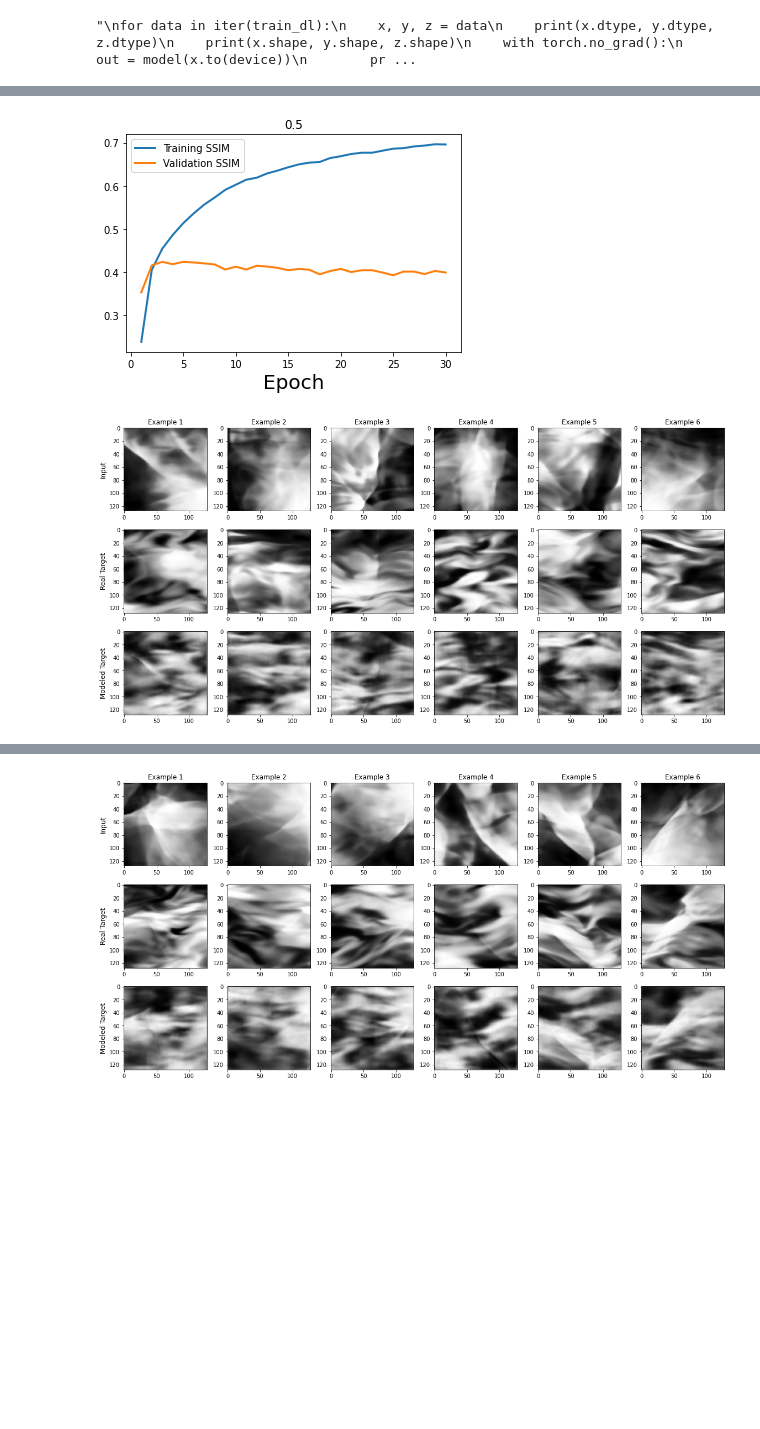
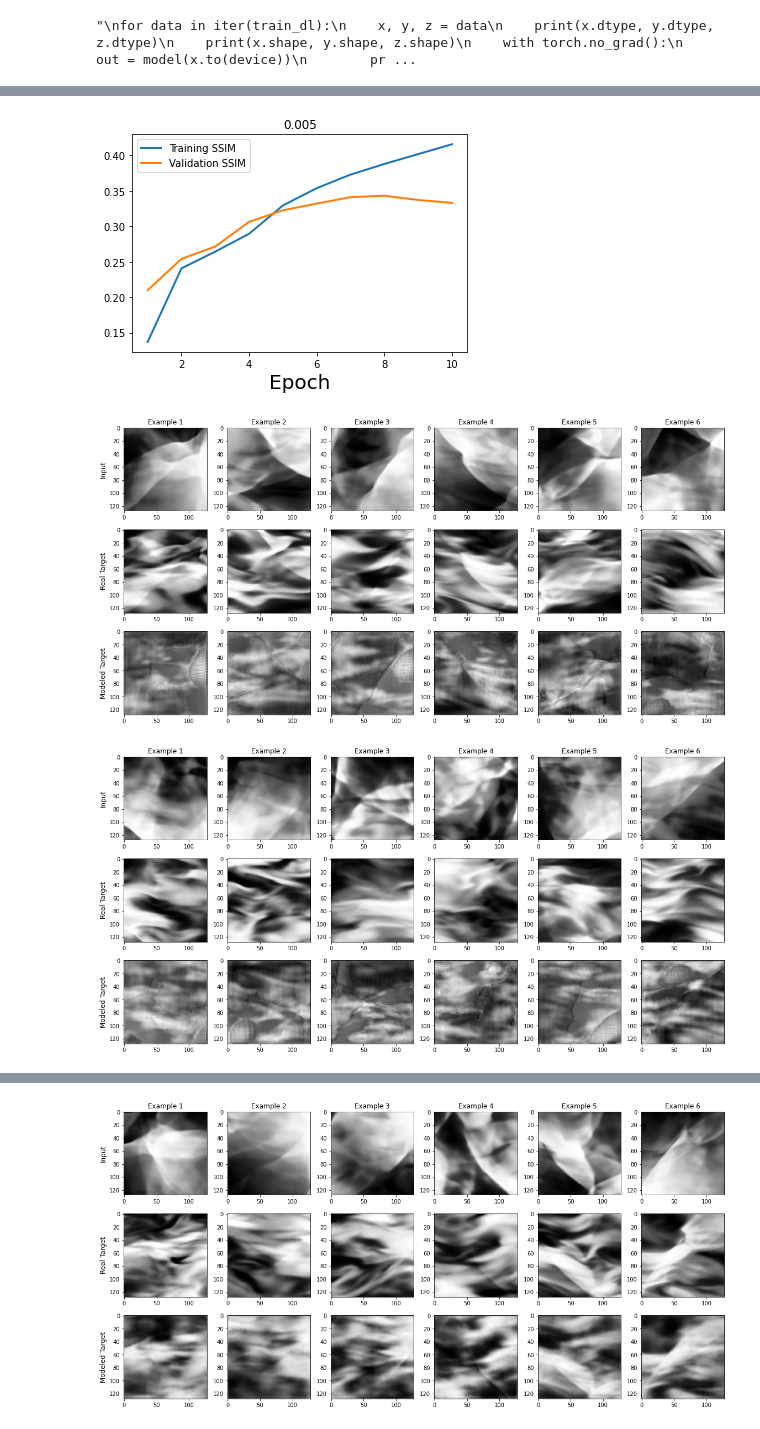
Before and after one commit to bustardchad/ML_Turb, a Jupyter notebook: Turb_Unet.ipynb, the cells around one changed output, grey strips where cells are left out. Saved outputs shown, nothing was run; the diff lists cells and outputs as text; code cells hidden in the pictures; blank space fills up the shorter version.

Commit message:
plot_results now takes in dataloader

```diff
--- a/Turb_Unet.ipynb
+++ b/Turb_Unet.ipynb
@@ -68,7 +68,7 @@ class TrainingConfig:
     sim_type = 'unet'
     image_size = 128  # the generated image resolution
     batch_size = 64
-    epochs = 30
+    epochs = 10
     fileDirArr = ['MHD_beta10']
     field_list = ['density','magnetic_energy_density']
     data_presplit = True # whether data has already been split into training, val, test
@@ -410,7 +410,7 @@ def plot_results(model_cuda, data_loader):
   #plt.close()
 # %%
 # run the model
-for alpha in [0.5]:
+for alpha in [0.005, 0.02]:
   model_trained, loss_arr_train, loss_arr_val, struc_arr_train, struc_arr_val = fit(config, model.to(device), loss_fn, opt, train_dl, valid_dl, alpha)
   # assumes training and validation loss are each quantified at every epoch
   num_epochs_run = np.arange(1,len(loss_arr_train)+1)
@@ -444,6 +444,7 @@ for alpha in [0.5]:
   plt.legend()
   plt.show()
 
+  plot_results(model_trained, train_dl)
   plot_results(model_trained, valid_dl)
 
   #torch.cuda.empty_cache()
@@ -469,2 +468,3 @@ Saving model checkpoint
-[figure, old version]
+[figure, new version]
-[figure, old version]
+[figure, new version]
+[figure, added]
```
Also changed, not shown: parts of 2 cells of this notebook.
